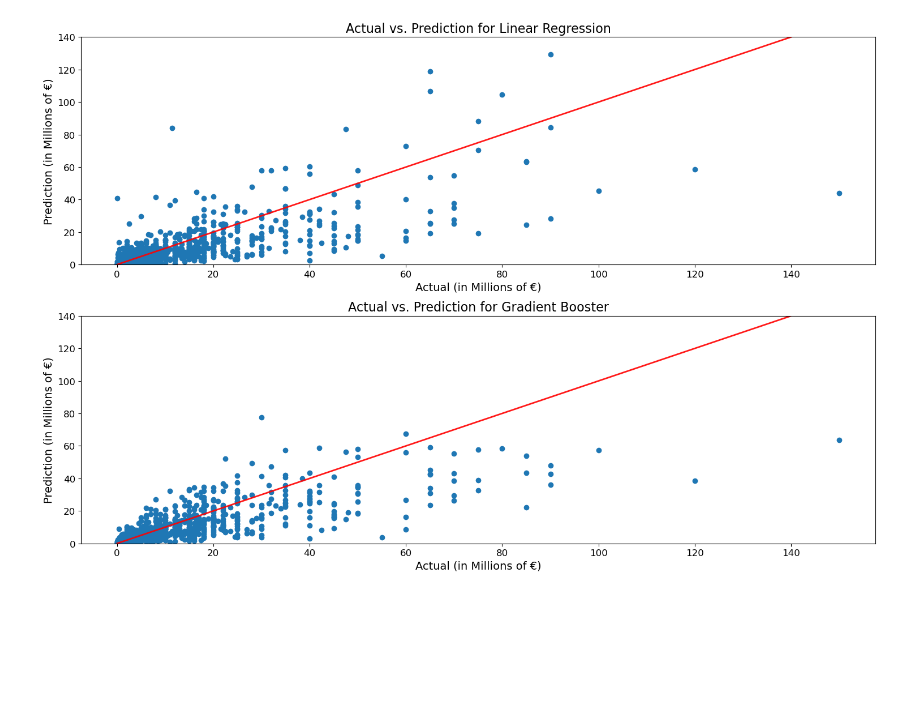
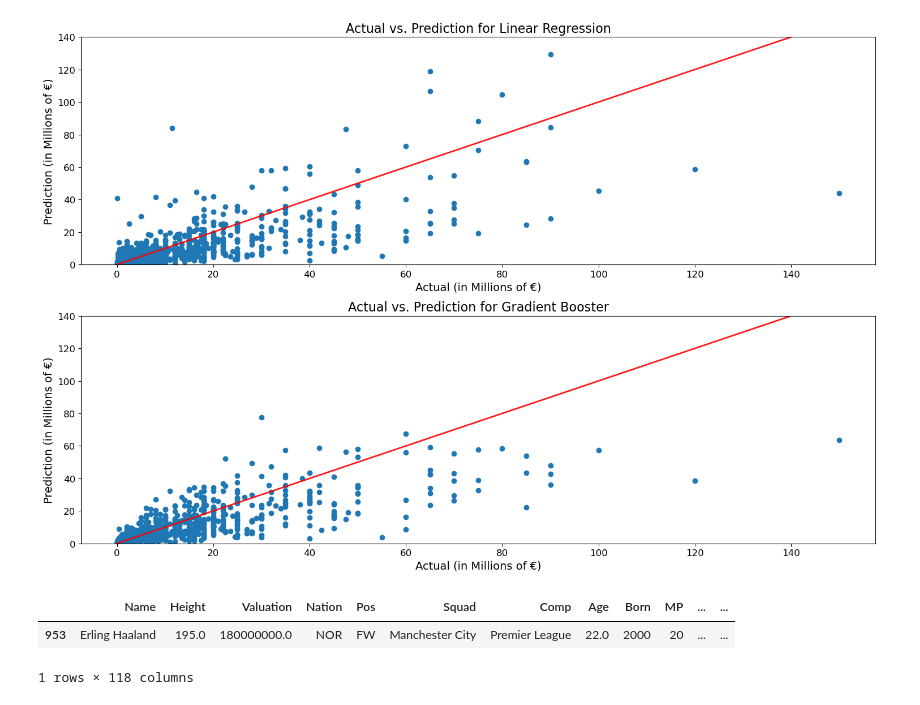
Before and after one commit to MarcoWong96/Capstone-Project, a Jupyter notebook: Notebooks/Final_Modeling.ipynb, the cells around one changed output. Drawn from its saved outputs; the diff is of its cells as text; code cells hidden in the pictures; blank space fills up the shorter version.

```diff
--- a/Notebooks/Final_Modeling.ipynb
+++ b/Notebooks/Final_Modeling.ipynb
@@ -4369,3 +4487,9 @@ plt.tight_layout()
 plt.show()
 # %% [output]
 [figure]
+# %%
+df1[final_df.index == 953]
+# %% [output]
+|  | Name | Height | Valuation | Nation | Pos | Squad | Comp | Age | Born | MP | ... | ... |
+| 953 | Erling Haaland | 195.0 | 180000000.0 | NOR | FW | Manchester City | Premier League | 22.0 | 2000 | 20 | ... | ... |
+1 rows × 118 columns
```
Also changed, not shown: parts of 9 cells of this notebook, 7 other files.
